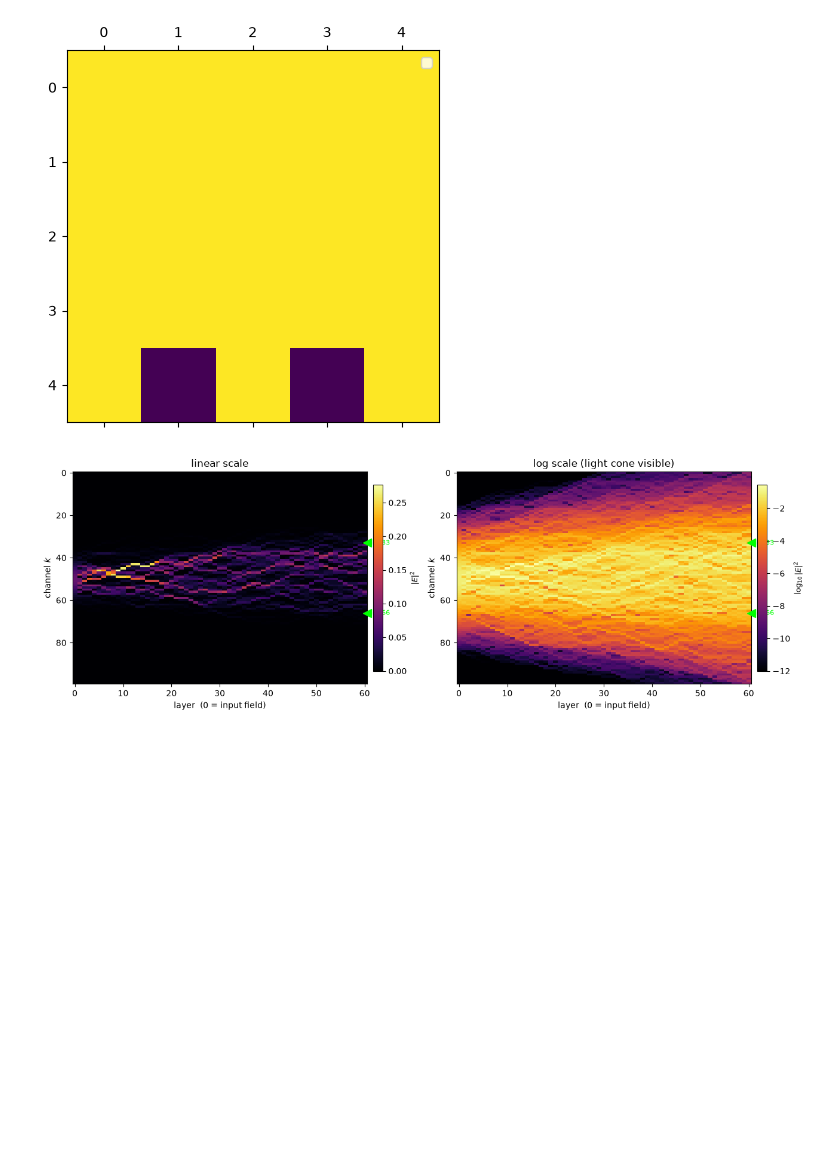
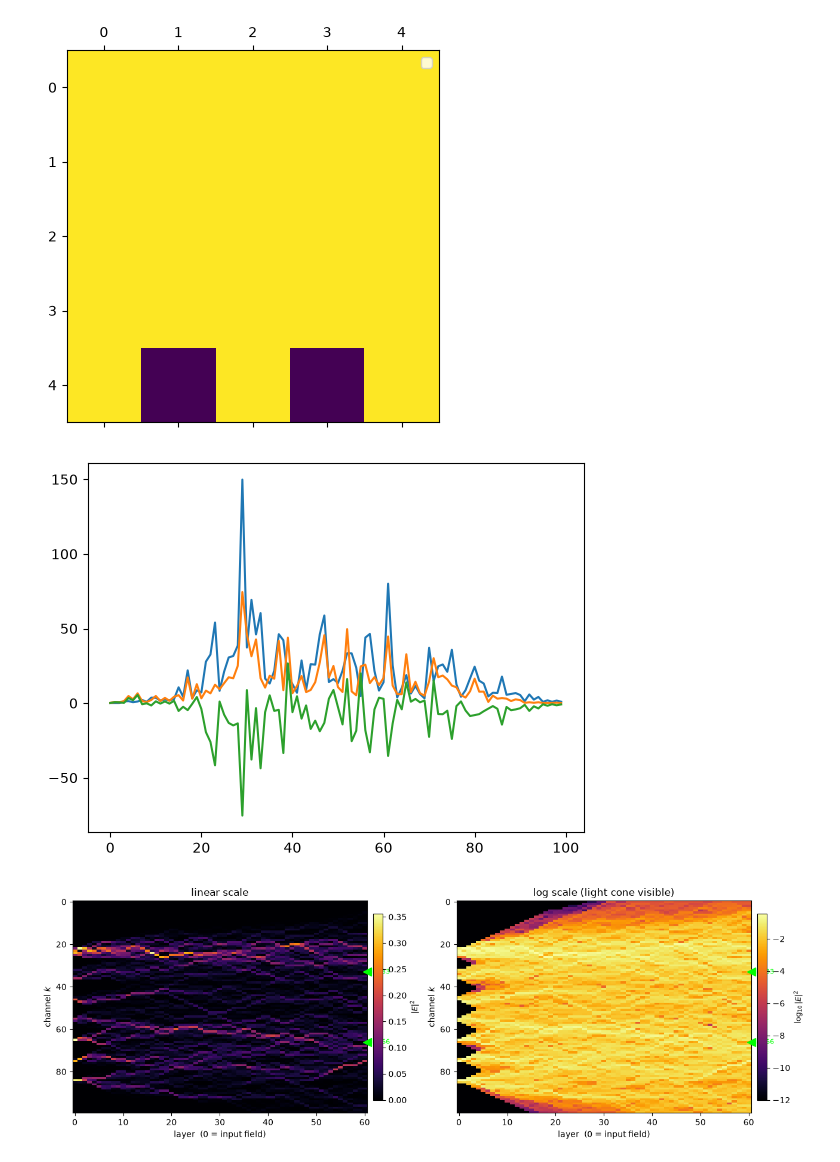
Before and after one commit to kaschdaniel/MANTIS, a Jupyter notebook: Debug.ipynb, the cells around one changed output. Drawn from its saved outputs; the diff is of its cells as text; code cells hidden in the pictures; blank space fills up the shorter version.

Commit message:
Added get_data in encoding, tried propagation through network with random weights (comparing 7 with 1 datasets in Debugging Notebook)

```diff
--- a/Debug.ipynb
+++ b/Debug.ipynb
@@ -75,18 +75,33 @@ a=set_random_weights(3,3)
 # %%
 # --- Intensitaets-Plot, realistisches Mesh N=100 ---
 N2, L2 = 100, 60
+number=300
 p2 = set_random_weights(L2, N2 // 2)
-x2 = np.arange(N2)
-E2 = np.exp(-((x2 - N2/2)**2) / (1*10**2)).astype(np.complex128)
-E2 /= np.linalg.norm(E2)
-I2 = np.abs(forward_all_layers_with_history(E2, p2))**2
+E, y = get_data(np.array([7]), mode="Test", number=number, m=10, theta=1, normalize_energy=False)
+I_end_7=np.zeros((100))
+for z in range(number):
+    I=np.abs(forward_all_layers_with_history(E[z], p2))**2
+    I_end_7+=I[-1,:]
+plt.plot(I_end_7)
+
+E, y = get_data(np.array([1]), mode="Test", number=number, m=10, theta=1, normalize_energy=False)
+I_end_1=np.zeros((100))
+for z in range(number):
+    I=np.abs(forward_all_layers_with_history(E[z], p2))**2
+    I_end_1+=I[-1,:]
+plt.plot(I_end_1)
+
+diffI_7_to_I_1 = I_end_1-I_end_7
+
+plt.plot(diffI_7_to_I_1)
 
 fig, axes = plt.subplots(1, 2, figsize=(13, 4.5))
 plot_intensity_map(I2, detectors=[33, 66], ax=axes[0],#
                     title="linear scale")
 plot_intensity_map(I2, detectors=[33, 66], ax=axes[1], log=True,
                     title="log scale (light cone visible)")
 fig.tight_layout()
 # %% [output]
-[figure, old version]
+[figure, new version]
+[figure, added]
 # %%
```
Also changed, not shown: parts of 1 cell of this notebook, 1 other file.
